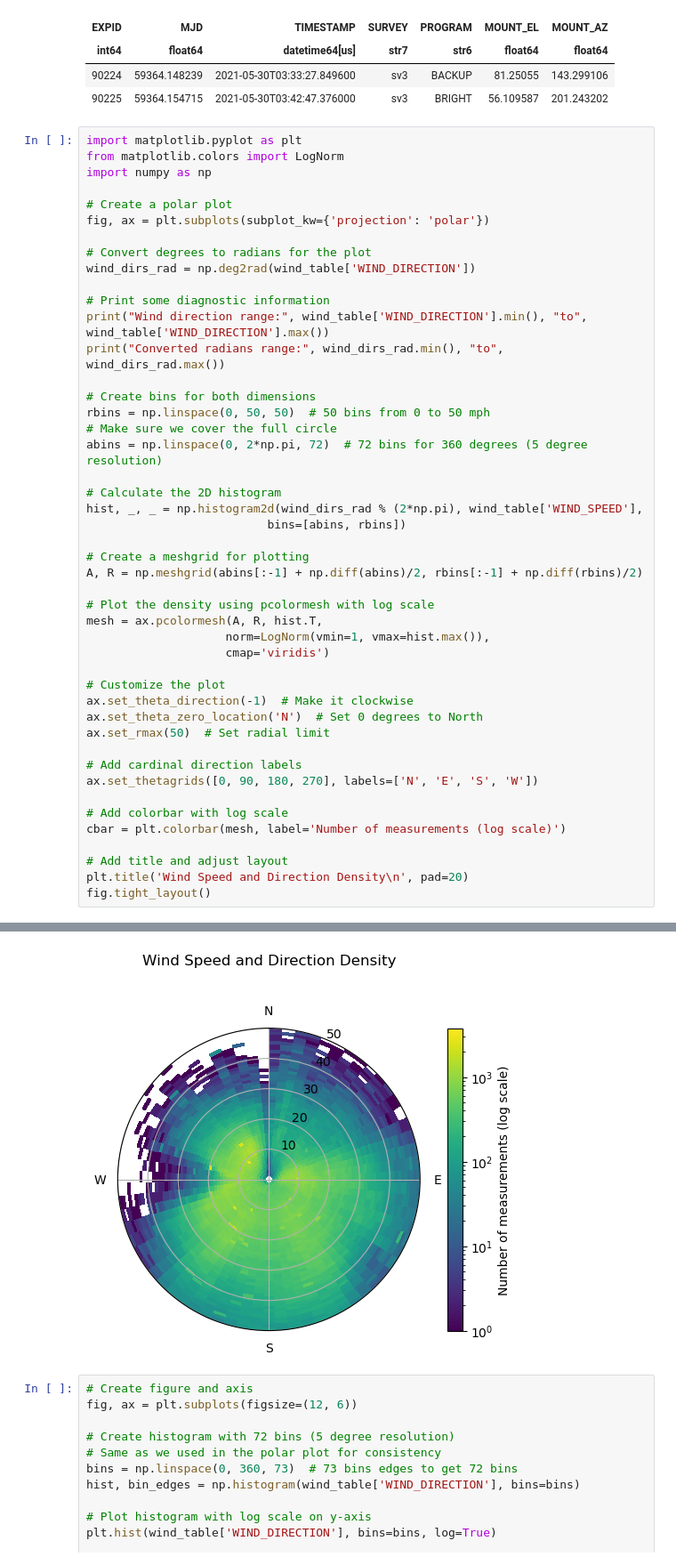
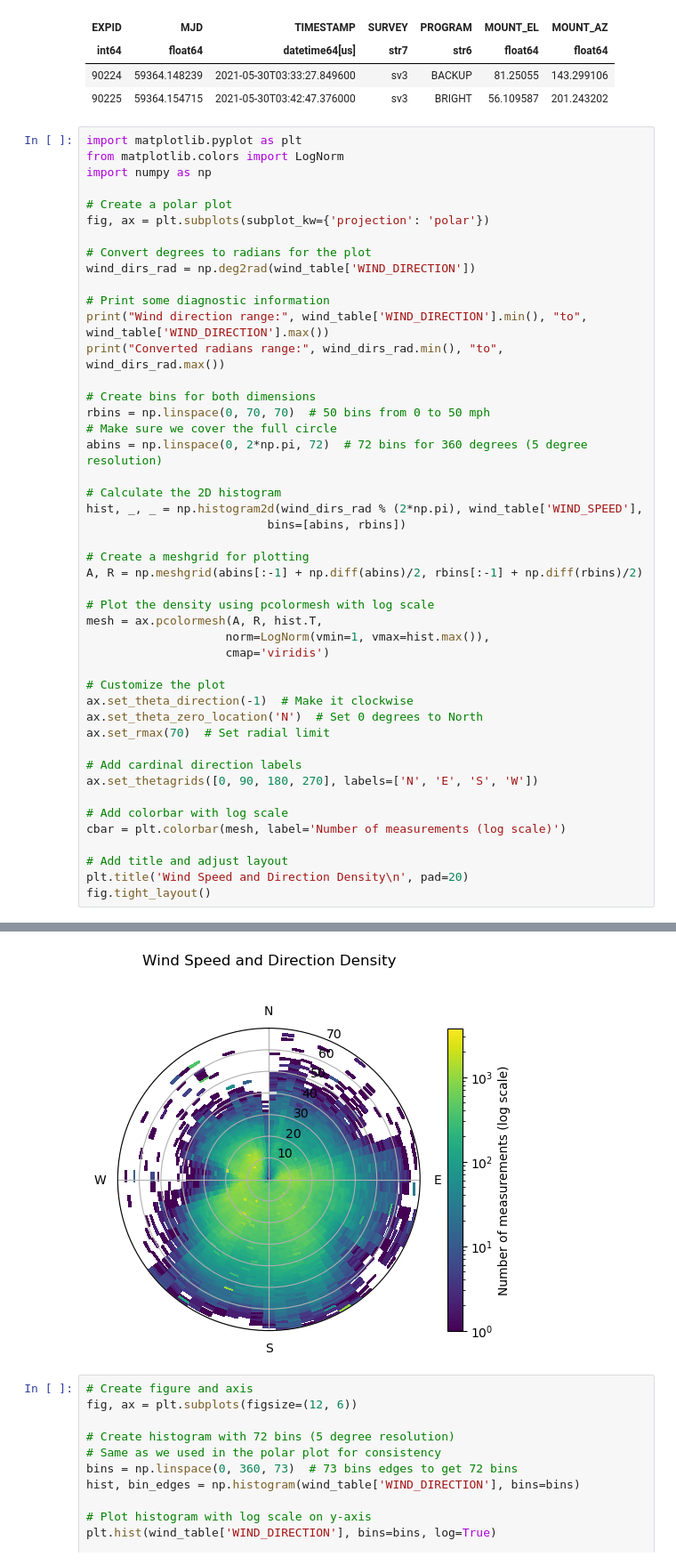
Before and after one commit to forero/wind_effects, a Jupyter notebook: explore_telemetry.ipynb, the cells around one changed output, grey strips where cells are left out. Shown at 89% size. Cells and saved outputs as stored; diff of their text form.

```diff
--- a/explore_telemetry.ipynb
+++ b/explore_telemetry.ipynb
@@ -52,40 +52,40 @@ print("Wind direction range:", wind_table['WIND_DIRECTION'].min(), "to", wind_ta
 print("Converted radians range:", wind_dirs_rad.min(), "to", wind_dirs_rad.max())
 
 # Create bins for both dimensions
-rbins = np.linspace(0, 50, 50)  # 50 bins from 0 to 50 mph
+rbins = np.linspace(0, 70, 70)  # 50 bins from 0 to 50 mph
 # Make sure we cover the full circle
 abins = np.linspace(0, 2*np.pi, 72)  # 72 bins for 360 degrees (5 degree resolution)
 
 # Calculate the 2D histogram
 hist, _, _ = np.histogram2d(wind_dirs_rad % (2*np.pi), wind_table['WIND_SPEED'],
                           bins=[abins, rbins])
 
 # Create a meshgrid for plotting
 A, R = np.meshgrid(abins[:-1] + np.diff(abins)/2, rbins[:-1] + np.diff(rbins)/2)
 
 # Plot the density using pcolormesh with log scale
 mesh = ax.pcolormesh(A, R, hist.T,
                     norm=LogNorm(vmin=1, vmax=hist.max()),
                     cmap='viridis')
 
 # Customize the plot
 ax.set_theta_direction(-1)  # Make it clockwise
 ax.set_theta_zero_location('N')  # Set 0 degrees to North
-ax.set_rmax(50)  # Set radial limit
+ax.set_rmax(70)  # Set radial limit
 
 # Add cardinal direction labels
 ax.set_thetagrids([0, 90, 180, 270], labels=['N', 'E', 'S', 'W'])
 
 # Add colorbar with log scale
 cbar = plt.colorbar(mesh, label='Number of measurements (log scale)')
 
 # Add title and adjust layout
 plt.title('Wind Speed and Direction Density\n', pad=20)
 fig.tight_layout()
 # %% [output]
 Wind direction range: 0.0 to 359.0
 Converted radians range: 0.0 to 6.2657318115234375
-[figure, old version]
+[figure, new version]
 # %%
 # Create figure and axis
 fig, ax = plt.subplots(figsize=(12, 6))
```
Also changed, not shown: parts of 2 cells of this notebook.
